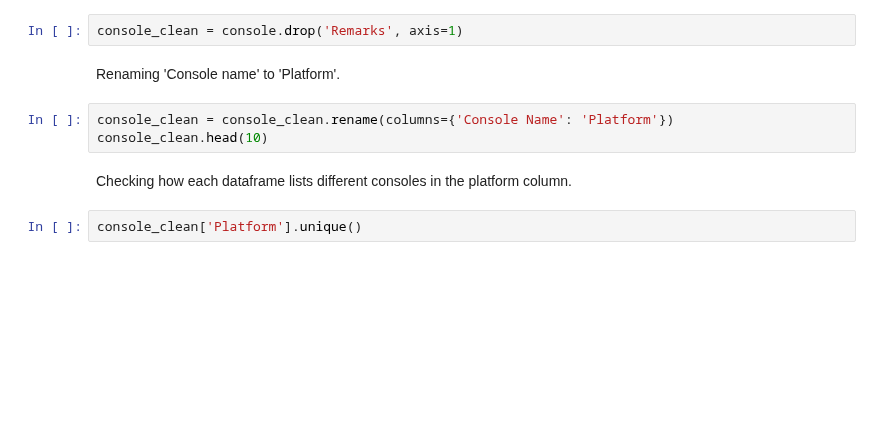
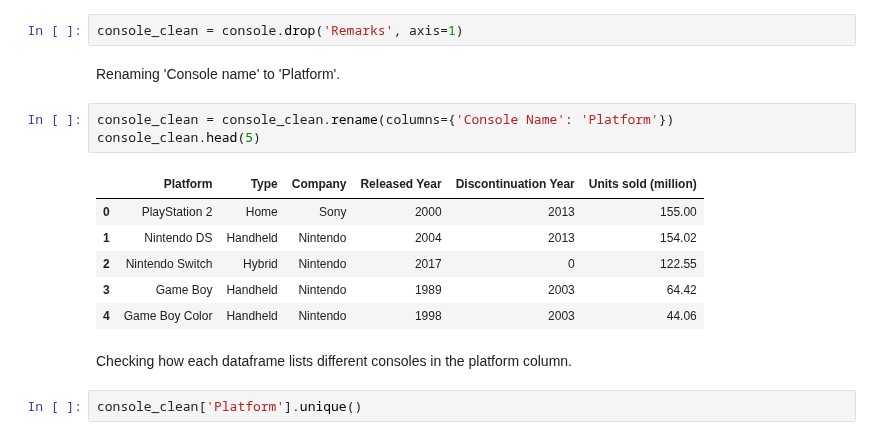
Before and after one commit to V-Pool/vg_sales, a Jupyter notebook: sales.ipynb, the cells around one changed output. Cells and saved outputs as stored; diff of their text form; blank space fills up the shorter version.

```diff
--- a/sales.ipynb
+++ b/sales.ipynb
@@ -48,7 +89,14 @@ console_clean = console.drop('Remarks', axis=1)
 Renaming 'Console name' to 'Platform'.
 # %%
 console_clean = console_clean.rename(columns={'Console Name': 'Platform'})
-console_clean.head(10)
+console_clean.head(5)
+# %% [output]
+|  | Platform | Type | Company | Released Year | Discontinuation Year | Units sold (million) |
+| 0 | PlayStation 2 | Home | Sony | 2000 | 2013 | 155.00 |
+| 1 | Nintendo DS | Handheld | Nintendo | 2004 | 2013 | 154.02 |
+| 2 | Nintendo Switch | Hybrid | Nintendo | 2017 | 0 | 122.55 |
+| 3 | Game Boy | Handheld | Nintendo | 1989 | 2003 | 64.42 |
+| 4 | Game Boy Color | Handheld | Nintendo | 1998 | 2003 | 44.06 |
 # %% [markdown]
 Checking how each dataframe lists different consoles in the platform column.
 # %%
```
Also changed, not shown: parts of 45 cells of this notebook.
